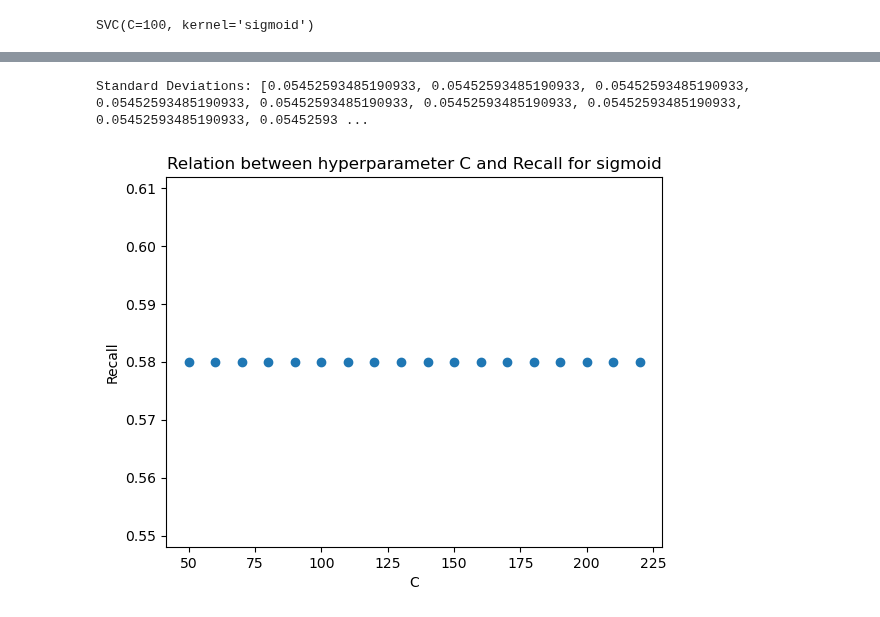
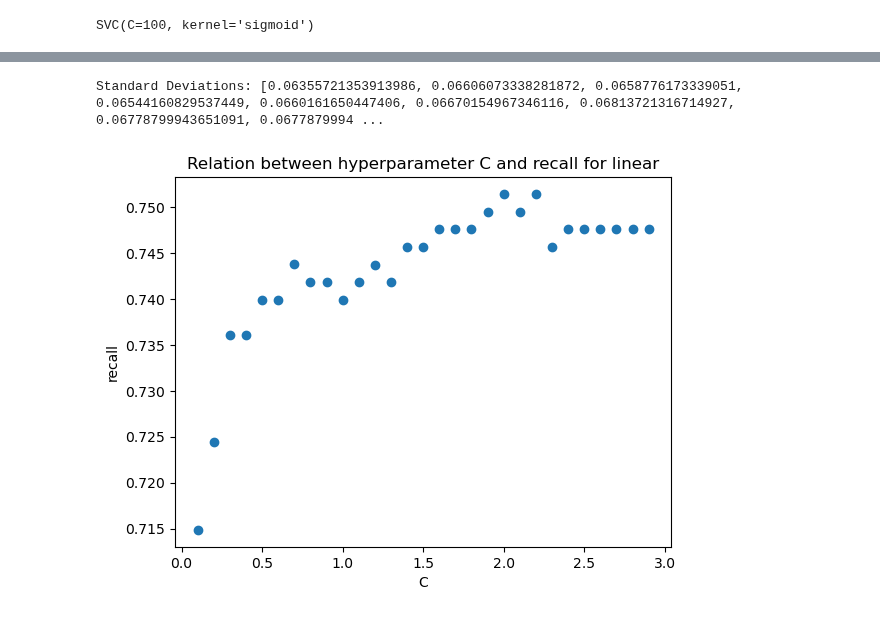
Before and after one commit to TheNoobGoda/ids-project, a Jupyter notebook: src/SVM.ipynb, the cells around one changed output, grey strips where cells are left out. Drawn from its saved outputs; the diff is of its cells as text; code cells hidden in the pictures.

```diff
--- a/src/SVM.ipynb
+++ b/src/SVM.ipynb
@@ -178,21 +195,23 @@ recall_testing('sigmoid', 150)
 # %%
-def cvSVM(kernel, n):
-    recalls = [0] * len([*range(50, n + 1, 10)])
-    std = [0] * len([*range(50, n + 1, 10)])
+def cvSVMC(kernel, n, div, scoring):
+    recalls = [0] * (n-1)
+    std = [0] * (n-1)
+    list = [*range(1, n)]
+    cValues = [x/div for x in list]
     j = 0
-    for i in range(50, n +1, 10):
+    for i in cValues:
         svm = SVC(kernel=kernel, C=i)
-        scores=cross_val_score(svm, Xtrain, ytrain, cv=10, scoring='recall')
+        scores=cross_val_score(svm, Xtrain, ytrain, cv=10, scoring=scoring)
 
         std[j] = scores.std()
         recalls[j] = scores.mean()
         j+=1
 
     print(f"Standard Deviations: {std}")
-    plt.scatter(list(range(50, n+1, 10)), recalls)
+    plt.scatter(cValues, recalls)
 
     plt.xlabel('C')
-    plt.ylabel('Recall')
+    plt.ylabel(scoring)
 
-    plt.title(f'Relation between hyperparameter C and Recall for {kernel}')
+    plt.title(f'Relation between hyperparameter C and {scoring} for {kernel}')
     plt.show()
@@ -209,5 +218,5 @@ Standard Deviations: [0.0654123485932447, 0.0642433211601138, 0.0708696280076099
-# %%
-cvSVM('sigmoid', n = 220)
-# %% [output]
-Standard Deviations: [0.05452593485190933, 0.05452593485190933, 0.05452593485190933, 0.05452593485190933, 0.05452593485190933, 0.05452593485190933, 0.05452593485190933, 0.05452593485190933, 0.05452593 ...
-[figure, removed]
+# %%
+cvSVMC('linear', n=30, div=10, scoring='recall')
+# %% [output]
+Standard Deviations: [0.06355721353913986, 0.06606073338281872, 0.0658776173339051, 0.06544160829537449, 0.0660161650447406, 0.06670154967346116, 0.06813721316714927, 0.06778799943651091, 0.0677879994 ...
+[figure, added]
```
Also changed, not shown: parts of 35 cells of this notebook.
